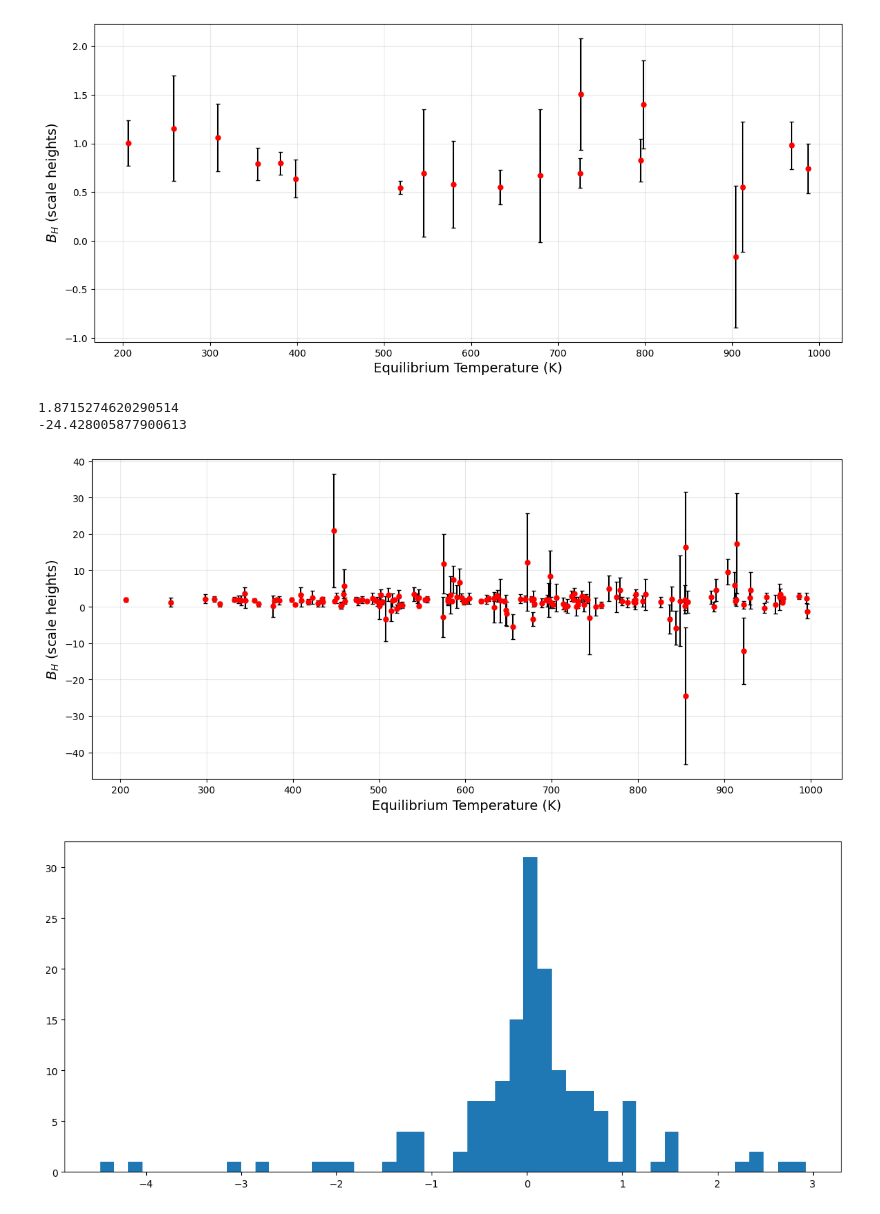
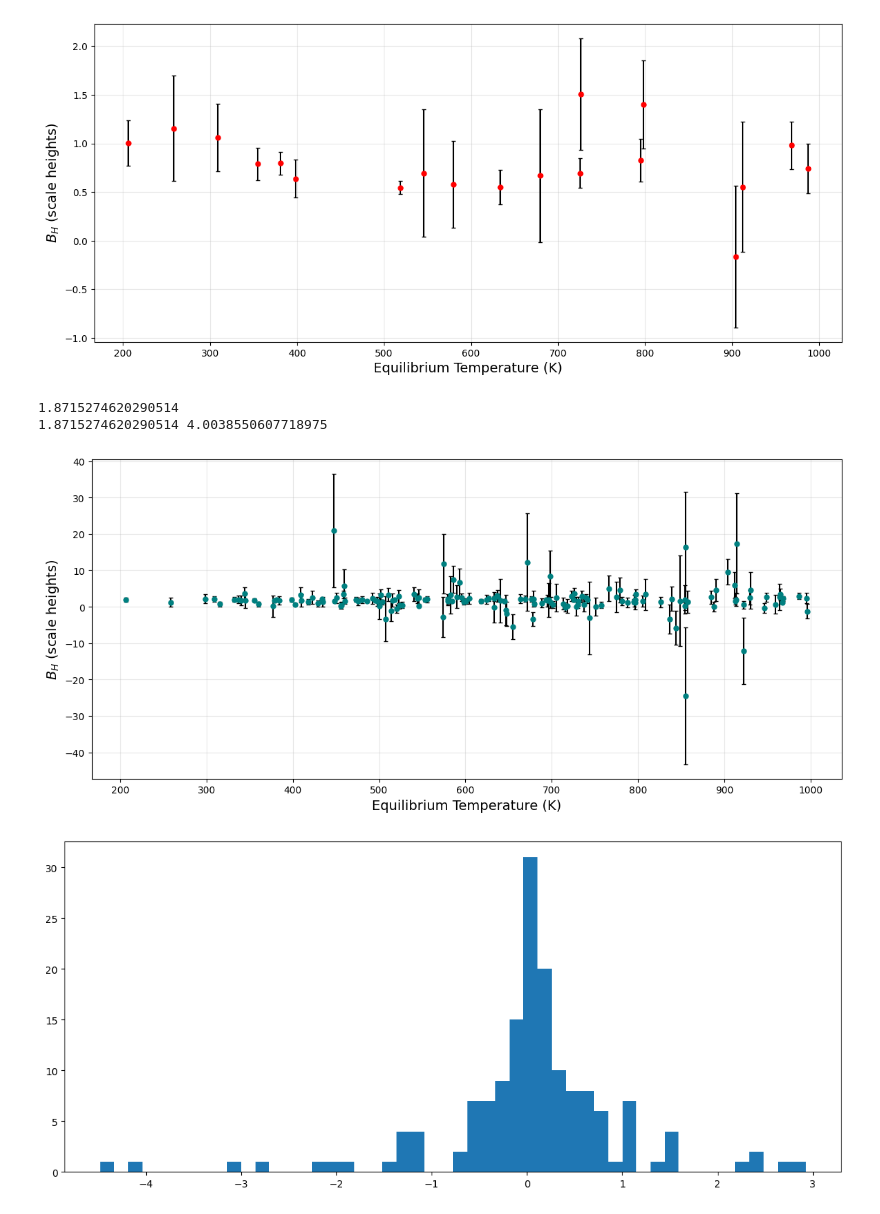
Before and after one commit to JackDavidMaher/Group-Studies---Exoplanets, a Jupyter notebook: Code/Miles_comparison_code.ipynb, the cells around one changed output. Drawn from its saved outputs; the diff is of its cells as text; code cells hidden in the pictures.

Commit message:
new results.

```diff
--- a/Code/Miles_comparison_code.ipynb
+++ b/Code/Miles_comparison_code.ipynb
@@ -143,25 +160,25 @@ plt.show()
 ['GJ 1214 b', 'GJ 3090 b', 'K2-138 d', 'K2-138 f', 'K2-18 b', 'L 98-59 d', 'LHS 1140 b', 'TOI-1064 c', 'TOI-1136 c', 'TOI-1260 b', 'TOI-1422 b', 'TOI-1468 c', 'TOI-1758 b', 'TOI-1799 b', 'TOI-270 d',  ...
 [figure]
 # %%
-array_1= pd.read_csv(r'C:\Users\Miles\OneDrive\Documents\uni stuff\Year 3\Group studies\Group-Studies---Exoplanets\Code\Data\results_2026_02_20__16_44.csv', comment='#')
+array_1= pd.read_csv('Data/results/results_2026_02_20__16_44.csv', comment='#')
 print(np.mean(array_1.iloc[:,5]))
 #array_1= array_1[mask]
-print(min(array_1.iloc[:,5]))
+print(np.mean(array_1.iloc[:,5]), np.std(array_1.iloc[:,5]))
+
 plt.figure(figsize=(14,6))
 plt.errorbar(array_1.iloc[:,1], array_1.iloc[:,5],array_1.iloc[:,6],fmt='o',markersize=5,
-                     color='red', ecolor= 'black',capsize=2,label='Feature bin')
-#plt.scatter(array_1[:,1], array_1[:,3])
-#plt.ylim(-100,100)
+                     color='teal', ecolor= 'black',capsize=2,label='Feature bin')
+
 plt.xlabel('Equilibrium Temperature (K)', fontsize=14)
 plt.ylabel('$B_H$ (scale heights)', fontsize=14)
 plt.grid(True, which='major', alpha=0.3, linestyle='-', linewidth=0.8)
 plt.grid(True, which='minor', alpha=0.15, linestyle=':', linewidth=0.5)
 
 plt.show()
 # %% [output]
 1.8715274620290514
--24.428005877900613
+1.8715274620290514 4.0038550607718975
-[figure, old version]
+[figure, new version]
 # %%
 from scipy.interpolate import RegularGridInterpolator
 import matplotlib.pyplot as plt
```
Also changed, not shown: parts of 1 cell of this notebook, 2 other files.
